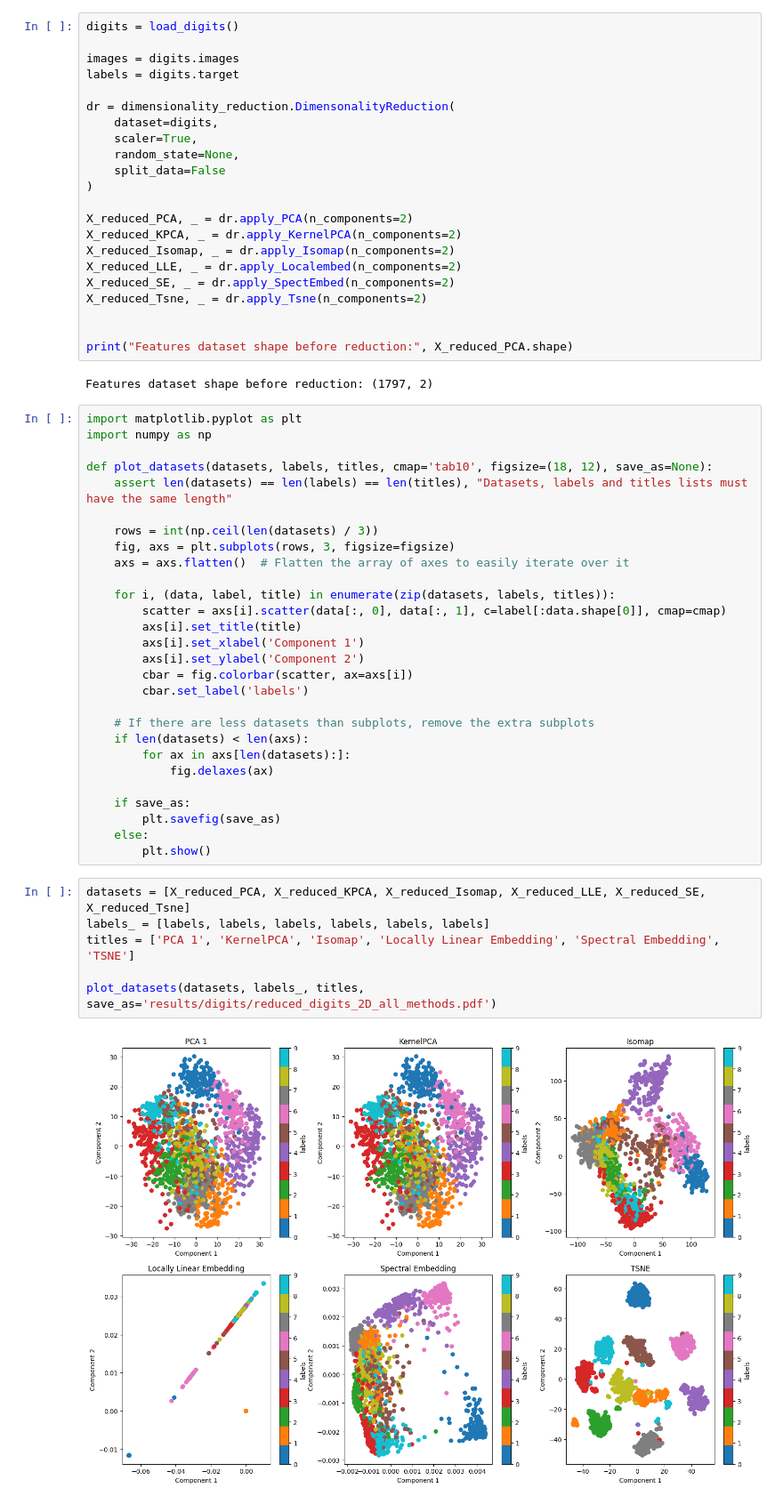
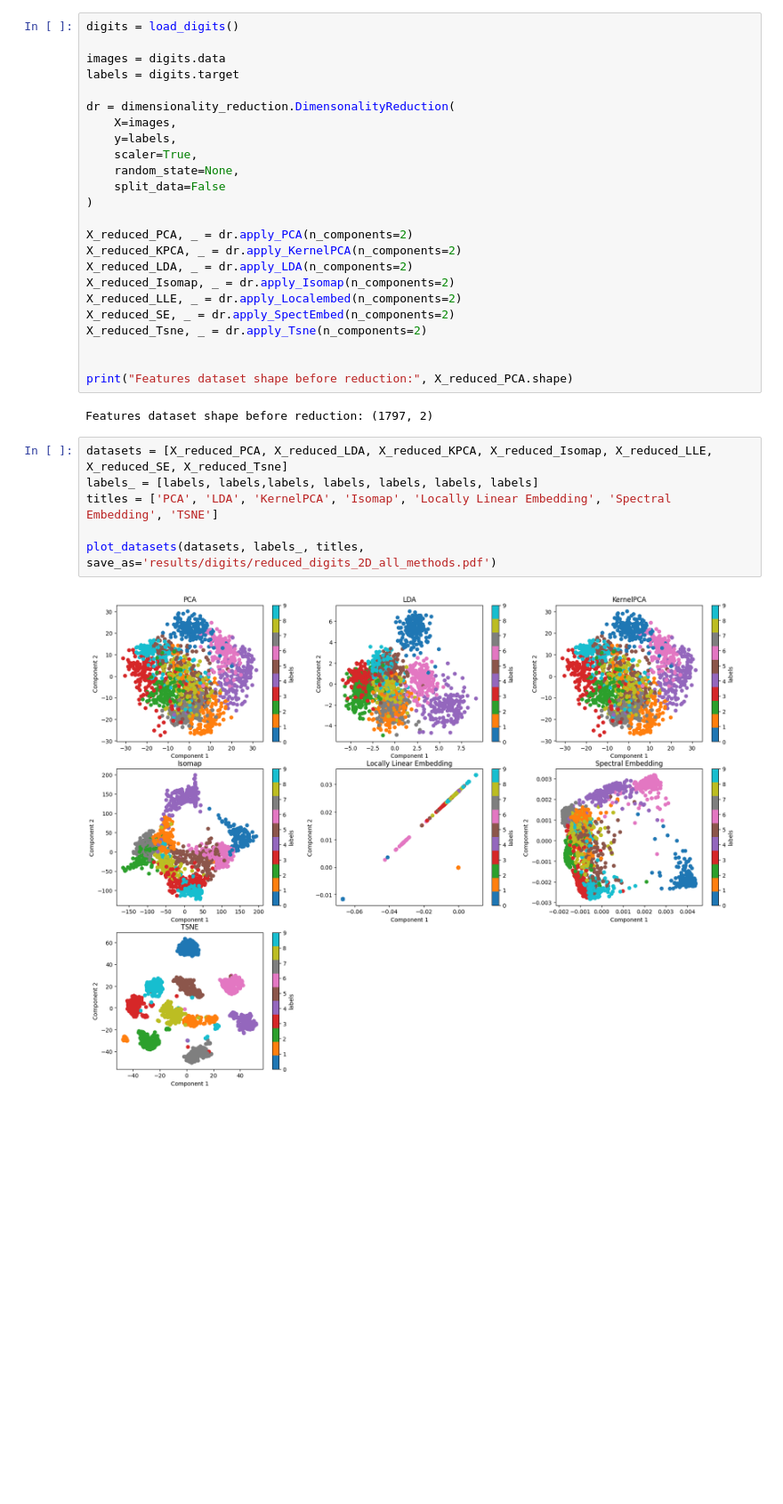
Before and after one commit to galvaowesley/dimensionality_reduction, a Jupyter notebook: digits_dataset_experiment.ipynb, the cells around one changed output. Shown: that part at 89% size. Saved outputs shown, nothing was run; the diff lists cells and outputs as text; blank space fills up the shorter version.

```diff
--- a/digits_dataset_experiment.ipynb
+++ b/digits_dataset_experiment.ipynb
@@ -504,11 +589,12 @@ Now, we will reduce the raw data to two components and visualize the clusters in
 # %%
 digits = load_digits()
 
-images = digits.images
+images = digits.data
 labels = digits.target
 
 dr = dimensionality_reduction.DimensonalityReduction(
-    dataset=digits,
+    X=images,
+    y=labels,
     scaler=True,
     random_state=None,
     split_data=False
@@ -516,6 +602,7 @@ dr = dimensionality_reduction.DimensonalityReduction(
 
 X_reduced_PCA, _ = dr.apply_PCA(n_components=2)
 X_reduced_KPCA, _ = dr.apply_KernelPCA(n_components=2)
+X_reduced_LDA, _ = dr.apply_LDA(n_components=2)
 X_reduced_Isomap, _ = dr.apply_Isomap(n_components=2)
 X_reduced_LLE, _ = dr.apply_Localembed(n_components=2)
 X_reduced_SE, _ = dr.apply_SpectEmbed(n_components=2)
@@ -525,39 +612,11 @@ X_reduced_Tsne, _ = dr.apply_Tsne(n_components=2)
 print("Features dataset shape before reduction:", X_reduced_PCA.shape)
 # %% [output]
 Features dataset shape before reduction: (1797, 2)
-# %%
-import matplotlib.pyplot as plt
-import numpy as np
-
-def plot_datasets(datasets, labels, titles, cmap='tab10', figsize=(18, 12), save_as=None):
-    assert len(datasets) == len(labels) == len(titles), "Datasets, labels and titles lists must have the same length"
-
-    rows = int(np.ceil(len(datasets) / 3))
-    fig, axs = plt.subplots(rows, 3, figsize=figsize)
-    axs = axs.flatten()  # Flatten the array of axes to easily iterate over it
-
-    for i, (data, label, title) in enumerate(zip(datasets, labels, titles)):
-        scatter = axs[i].scatter(data[:, 0], data[:, 1], c=label[:data.shape[0]], cmap=cmap)
-        axs[i].set_title(title)
-        axs[i].set_xlabel('Component 1')
-        axs[i].set_ylabel('Component 2')
-        cbar = fig.colorbar(scatter, ax=axs[i])
-        cbar.set_label('labels')
-
-    # If there are less datasets than subplots, remove the extra subplots
-    if len(datasets) < len(axs):
-        for ax in axs[len(datasets):]:
-            fig.delaxes(ax)
-
-    if save_as:
-        plt.savefig(save_as)
-    else:
-        plt.show()
 # %%
-datasets = [X_reduced_PCA, X_reduced_KPCA, X_reduced_Isomap, X_reduced_LLE, X_reduced_SE, X_reduced_Tsne]
-labels_ = [labels, labels, labels, labels, labels, labels]
-titles = ['PCA 1', 'KernelPCA', 'Isomap', 'Locally Linear Embedding', 'Spectral Embedding', 'TSNE']
+datasets = [X_reduced_PCA, X_reduced_LDA, X_reduced_KPCA, X_reduced_Isomap, X_reduced_LLE, X_reduced_SE, X_reduced_Tsne]
+labels_ = [labels, labels,labels, labels, labels, labels, labels]
+titles = ['PCA', 'LDA', 'KernelPCA', 'Isomap', 'Locally Linear Embedding', 'Spectral Embedding', 'TSNE']
 
 plot_datasets(datasets, labels_, titles, save_as='results/digits/reduced_digits_2D_all_methods.pdf')
 # %% [output]
-[figure, old version]
+[figure, new version]
```
Also changed, not shown: parts of 35 cells of this notebook, 1 other file.
